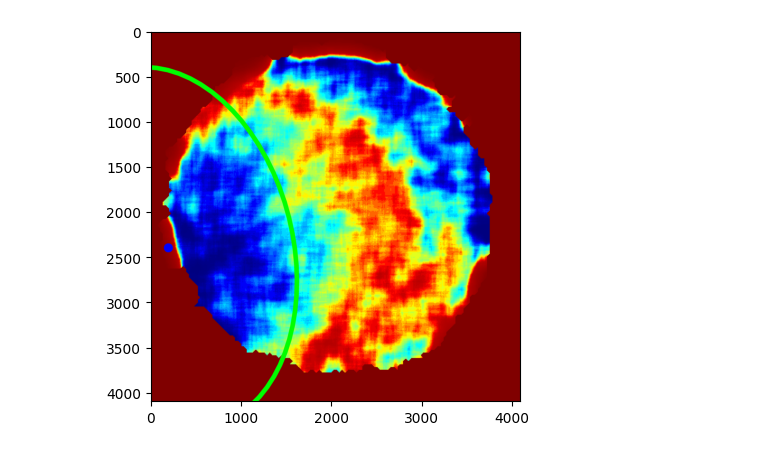
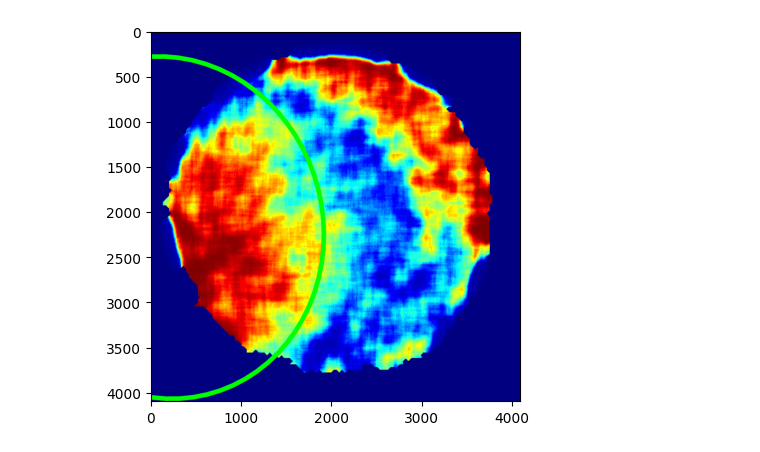
Before and after one commit to Jon400/Titanium_Find_Contour_U-Net, a Jupyter notebook: Fitting_Ellipse.ipynb, the cells around one changed output. Drawn from its saved outputs; the diff is of its cells as text; code cells hidden in the pictures.

Commit message:
Fitting ellipse - some fixes

```diff
--- a/Fitting_Ellipse.ipynb
+++ b/Fitting_Ellipse.ipynb
@@ -140,78 +140,67 @@ def adjust_ellipse(contour, new_center, vector, step_size=1, max_iterations=1000
         angle = 180 + np.degrees(np.arctan2(vector[1], vector[0]))
 
     # Calculate new major and minor axes lengths
-    new_minor_axis = find_farthest_point(contour, new_center, angle) * 2
-    new_major_axis = MA * (new_minor_axis / ma)
+    new_minor_axis = ma * (ma / MA)
+    new_major_axis = MA * 2
 
     # Update the ellipse with the new parameters
     ellipse = (new_center, (new_major_axis, new_minor_axis), angle)
 
     return ellipse
 
+def find_ellipse(in_cnt, ex_cnt):
+    ex_cnt_center = find_center_of_mass(ex_cnt)
+    in_cnt_center = find_center_of_mass(in_cnt)
+
+    vector = calculate_vector(ex_cnt_center, in_cnt_center)
+
+    # Find points near the line
+    eps1 = 8
+    points_near_line = find_points_near_line(ex_cnt, ex_cnt_center, in_cnt_center, eps1)
+
+    # Find points on the left and right side of the line
+    left_points = []
+    right_points = []
+    for point in points_near_line:
+        if is_point_on_left_or_right_side(point, ex_cnt_center, in_cnt_center) == 'left':
+            left_points.append(point)
+        else:
+            right_points.append(point)
+
+    left_points = np.array(left_points)
+    right_points = np.array(right_points)
+
+    # Check if the center of mass of the internal contour is on the left or right side of the line
+    side = is_point_on_left_or_right_side(in_cnt_center, ex_cnt_center, in_cnt_center)
+    if side == 'left':
+        points = left_points
+    else:
+        points = right_points
+
+    sample_point = points[0]
+
+    ellipse = adjust_ellipse(in_cnt, sample_point, vector)
+    return ellipse, in_cnt, ex_cnt
+
 # Main processing
 original_img = read_image(original_images_dir + 'test/P1MF1_C.png')
 heatmap_img = read_image(heatmap_images_dir + 'test/P1MF1_C.png')
-
 ex_cnt_mask = predict_mask(original_img, ex_cnt_model)
 in_cnt_mask = predict_mask(heatmap_img, in_cnt_model)
-
 ex_cnt = get_contour(ex_cnt_mask)
 in_cnt = get_contour(in_cnt_mask)
+ellipse = find_ellipse(in_cnt, ex_cnt)[0]
+#convert tuple ellpipse to integer
+ellipse = (tuple(map(int, ellipse[0])), tuple(map(int, ellipse[1])), ellipse[2])
 
-ex_cnt_center = find_center_of_mass(ex_cnt)
-in_cnt_center = find_center_of_mass(in_cnt)
-
-vector = calculate_vector(ex_cnt_center, in_cnt_center)
-
-# Find points near the line
-eps1 = 5
-points_near_line = find_points_near_line(ex_cnt, ex_cnt_center, in_cnt_center, eps1)
-
-# Find points on the left and right side of the line
-left_points = []
-right_points = []
-for point in points_near_line:
-    if is_point_on_left_or_right_side(point, ex_cnt_center, in_cnt_center) == 'left':
-        left_points.append(point)
-    else:
-        right_points.append(point)
-
-left_points = np.array(left_points)
-right_points = np.array(right_points)
-
-# Check if the center of mass of the internal contour is on the left or right side of the line
-side = is_point_on_left_or_right_side(in_cnt_center, ex_cnt_center, in_cnt_center)
-if side == 'left':
-    points = left_points
-else:
-    points = right_points
-
-sample_point = points[0]
-
-ellipse = adjust_ellipse(in_cnt, sample_point, vector)
-(center1, center2, angle) = ellipse
-scale_factor = original_img.shape[0] / 128
-center1 = (int(center1[0] * scale_factor), int(center1[1] * scale_factor))
-center2 = (int(center2[0] * scale_factor), int(center2[1] * scale_factor))
-
-scaled_ellipse = (center1, center2, angle)
-# Replace the axis of the ellipse
-# Find the angle of rotation for the ellipse
-
-scaled_ellipse = (scaled_ellipse[0], scaled_ellipse[1], angle)
-
+factor = int(original_img.shape[0] / 128)
+scaled_ellipse = ((ellipse[0][0] * factor, ellipse[0][1] * factor), (ellipse[1][0] * factor, ellipse[1][1] * factor), ellipse[2])
 # Drawing the ellipse
 ellipse_img = heatmap_img.copy()
 cv2.ellipse(ellipse_img, scaled_ellipse, (0, 255, 0), 50)
-# Scaling and preparing the contour
-in_cnt = in_cnt * 32
-in_cnt = in_cnt.astype(np.int32)
-#cv2.drawContours(ellipse_img, [in_cnt], -1, (0, 255, 0), 50)
-# Draw the the center of the ellipse
-cv2.circle(ellipse_img, center1, 50, (0, 0, 255), -1)
-
 
 # Show the image
+ellipse_img = cv2.cvtColor(ellipse_img, cv2.COLOR_BGR2RGB)
 plt.imshow(ellipse_img)
 plt.show()
 # %% [output]
@@ -220 +209 @@ plt.show()
-[figure, old version]
+[figure, new version]
```
Also changed, not shown: parts of 2 cells of this notebook.
